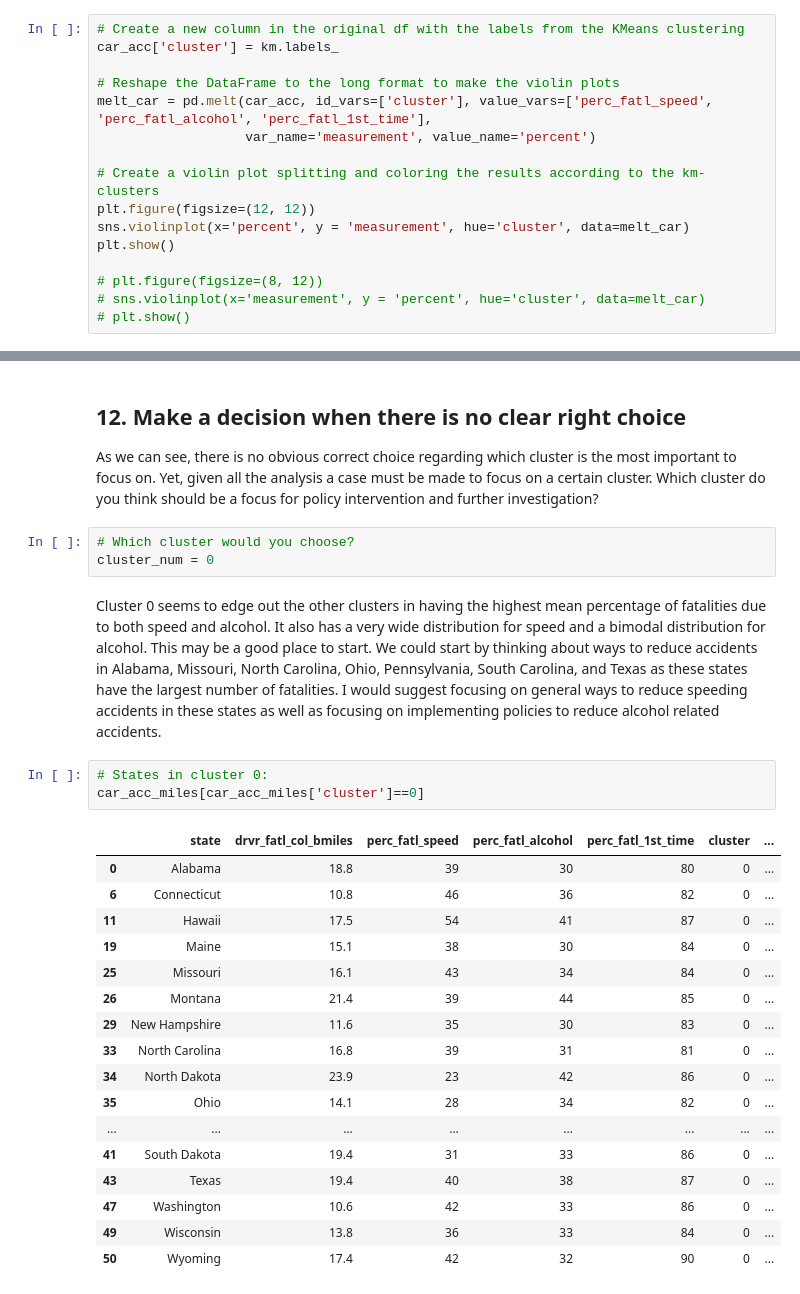
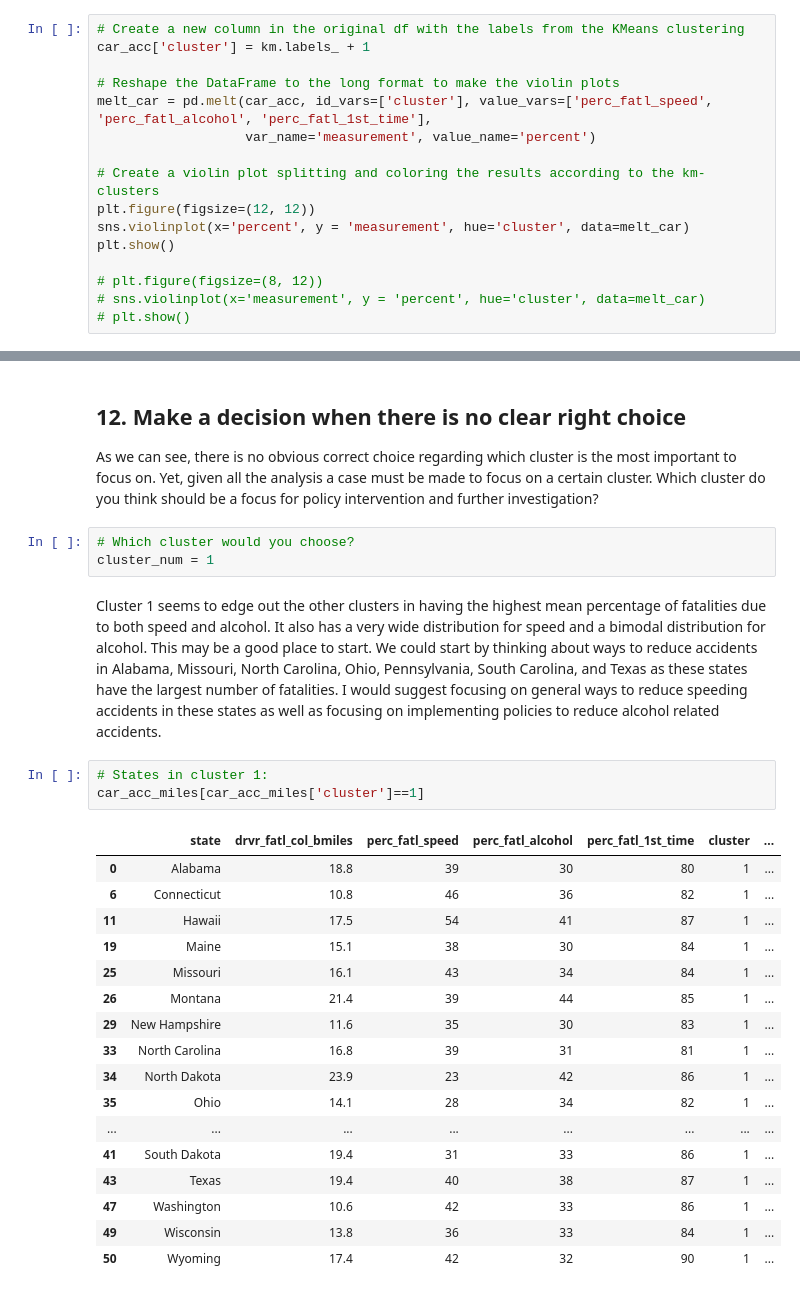
Before and after one commit to daresnick/Data-Science-Projects, a Jupyter notebook: Featured_Projects/Reducing_Traffic_Mortality_1a.ipynb, the cells around one changed output, grey strips where cells are left out. Drawn from its saved outputs; the diff is of its cells as text.

```diff
--- a/Featured_Projects/Reducing_Traffic_Mortality_1a.ipynb
+++ b/Featured_Projects/Reducing_Traffic_Mortality_1a.ipynb
@@ -349,7 +375,7 @@ We can see the separation of the 3 clusters for 2 principle components into 3 ge
 <p>A reasonable next step in our analysis is to explore how the three clusters are different in terms of the three features that we used for clustering. Instead of using the scaled features, we return to using the unscaled features to help us interpret the differences.</p>
 # %%
 # Create a new column in the original df with the labels from the KMeans clustering
-car_acc['cluster'] = km.labels_
+car_acc['cluster'] = km.labels_ + 1
 
 # Reshape the DataFrame to the long format to make the violin plots
 melt_car = pd.melt(car_acc, id_vars=['cluster'], value_vars=['perc_fatl_speed', 'perc_fatl_alcohol', 'perc_fatl_1st_time'],
@@ -402,27 +431,27 @@ The number of fatalities per cluster shown in the figure above correlates almost
 <p>As we can see, there is no obvious correct choice regarding which cluster is the most important to focus on. Yet, given all the analysis a case must be made to focus on a certain cluster. Which cluster do you think should be a focus for policy intervention and further investigation?</p>
 # %%
 # Which cluster would you choose?
-cluster_num = 0
+cluster_num = 1
 # %% [markdown]
-Cluster 0 seems to edge out the other clusters in having the highest mean percentage of fatalities due to both speed and alcohol. It also has a very wide distribution for speed and a bimodal distribution for alcohol. This may be a good place to start. We could start by thinking about ways to reduce accidents in Alabama, Missouri, North Carolina, Ohio, Pennsylvania, South Carolina, and Texas as these states have the largest number of fatalities. I would suggest focusing on general ways to reduce speeding accidents in these states as well as focusing on implementing policies to reduce alcohol related accidents.
+Cluster 1 seems to edge out the other clusters in having the highest mean percentage of fatalities due to both speed and alcohol. It also has a very wide distribution for speed and a bimodal distribution for alcohol. This may be a good place to start. We could start by thinking about ways to reduce accidents in Alabama, Missouri, North Carolina, Ohio, Pennsylvania, South Carolina, and Texas as these states have the largest number of fatalities. I would suggest focusing on general ways to reduce speeding accidents in these states as well as focusing on implementing policies to reduce alcohol related accidents.
 # %%
-# States in cluster 0:
-car_acc_miles[car_acc_miles['cluster']==0]
+# States in cluster 1:
+car_acc_miles[car_acc_miles['cluster']==1]
 # %% [output]
 |  | state | drvr_fatl_col_bmiles | perc_fatl_speed | perc_fatl_alcohol | perc_fatl_1st_time | cluster | ... |
-| 0 | Alabama | 18.8 | 39 | 30 | 80 | 0 | ... |
-| 6 | Connecticut | 10.8 | 46 | 36 | 82 | 0 | ... |
-| 11 | Hawaii | 17.5 | 54 | 41 | 87 | 0 | ... |
-| 19 | Maine | 15.1 | 38 | 30 | 84 | 0 | ... |
-| 25 | Missouri | 16.1 | 43 | 34 | 84 | 0 | ... |
-| 26 | Montana | 21.4 | 39 | 44 | 85 | 0 | ... |
-| 29 | New Hampshire | 11.6 | 35 | 30 | 83 | 0 | ... |
-| 33 | North Carolina | 16.8 | 39 | 31 | 81 | 0 | ... |
-| 34 | North Dakota | 23.9 | 23 | 42 | 86 | 0 | ... |
-| 35 | Ohio | 14.1 | 28 | 34 | 82 | 0 | ... |
+| 0 | Alabama | 18.8 | 39 | 30 | 80 | 1 | ... |
+| 6 | Connecticut | 10.8 | 46 | 36 | 82 | 1 | ... |
+| 11 | Hawaii | 17.5 | 54 | 41 | 87 | 1 | ... |
+| 19 | Maine | 15.1 | 38 | 30 | 84 | 1 | ... |
+| 25 | Missouri | 16.1 | 43 | 34 | 84 | 1 | ... |
+| 26 | Montana | 21.4 | 39 | 44 | 85 | 1 | ... |
+| 29 | New Hampshire | 11.6 | 35 | 30 | 83 | 1 | ... |
+| 33 | North Carolina | 16.8 | 39 | 31 | 81 | 1 | ... |
+| 34 | North Dakota | 23.9 | 23 | 42 | 86 | 1 | ... |
+| 35 | Ohio | 14.1 | 28 | 34 | 82 | 1 | ... |
 | ... | ... | ... | ... | ... | ... | ... | ... |
-| 41 | South Dakota | 19.4 | 31 | 33 | 86 | 0 | ... |
-| 43 | Texas | 19.4 | 40 | 38 | 87 | 0 | ... |
-| 47 | Washington | 10.6 | 42 | 33 | 86 | 0 | ... |
-| 49 | Wisconsin | 13.8 | 36 | 33 | 84 | 0 | ... |
-| 50 | Wyoming | 17.4 | 42 | 32 | 90 | 0 | ... |
+| 41 | South Dakota | 19.4 | 31 | 33 | 86 | 1 | ... |
+| 43 | Texas | 19.4 | 40 | 38 | 87 | 1 | ... |
+| 47 | Washington | 10.6 | 42 | 33 | 86 | 1 | ... |
+| 49 | Wisconsin | 13.8 | 36 | 33 | 84 | 1 | ... |
+| 50 | Wyoming | 17.4 | 42 | 32 | 90 | 1 | ... |
```
Also changed, not shown: parts of 6 cells of this notebook.
